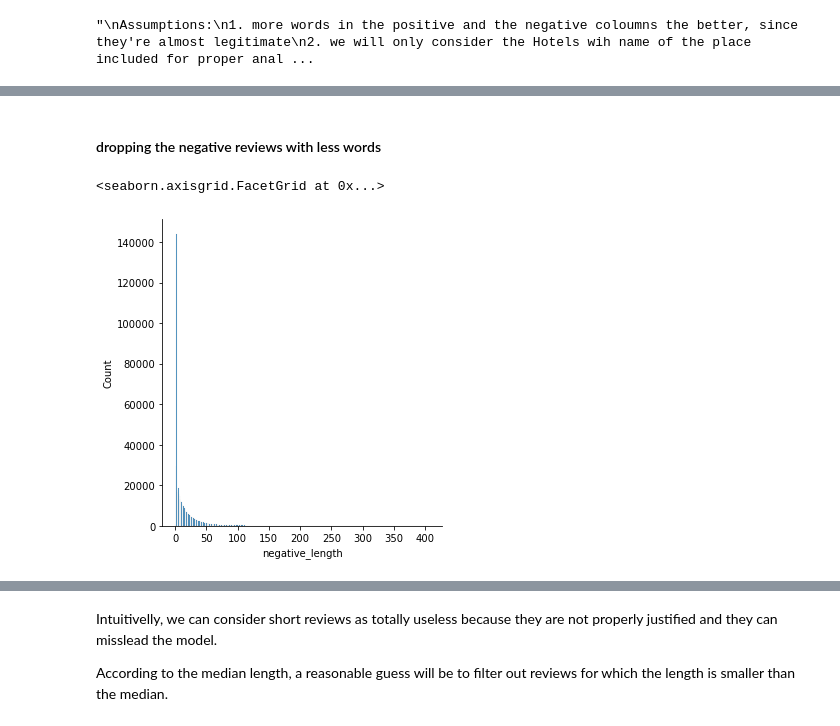
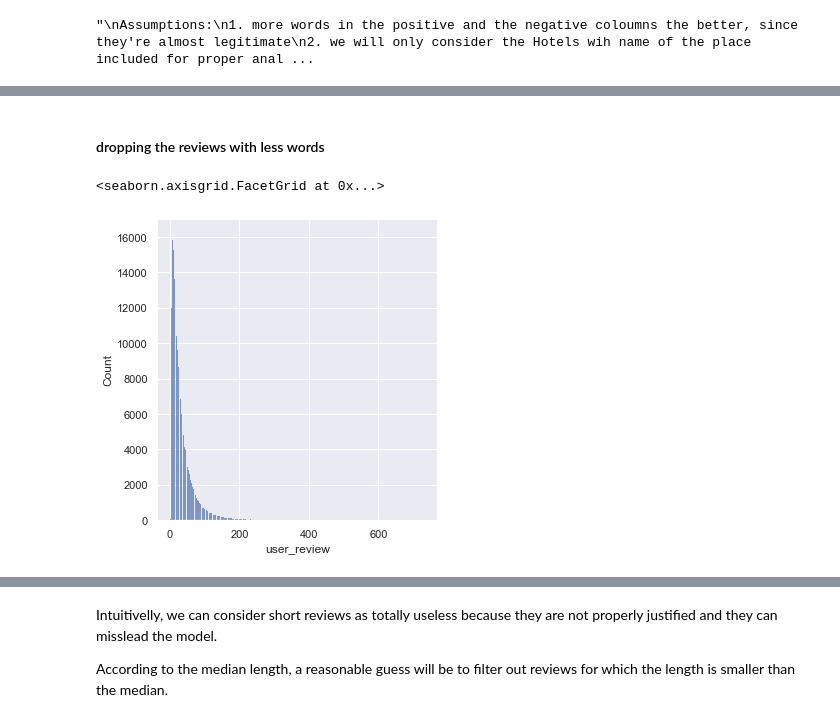
Before and after one commit to vipulswamy/Luxury-Hotel-Reviews, a Jupyter notebook: notebooks/raw_data_cleaning.ipynb, the cells around one changed output, grey strips where cells are left out. Cells and saved outputs as stored; diff of their text form; code cells hidden in the pictures.

```diff
--- a/notebooks/raw_data_cleaning.ipynb
+++ b/notebooks/raw_data_cleaning.ipynb
@@ -67,6 +69,6 @@ final_df = pd.concat([cat_df, review_df],axis=1)
 # %%
 #column rearranging
-final_df = final_df[['hotel_name', 'negative_review', 'positive_review', 'tags','average_score']]
+final_df = final_df[['hotel_name','user_review','reviewer_nationality','tags','average_score','reviewer_score']]
 # %%
 #missing, nans and blank spaces elimination
 def missing_and_nulls(final_df):
@@ -125,0 +148,5 @@ Assumptions:
+# %%
+sns.set(rc={'figure.figsize':(20,20)})
+# create the pie chart
+ax = reviewer_nationality_count.plot(kind='pie')
+ax.set_title("Distribution of visitor Nationality to top hotels")
@@ -126,11 +171,9 @@ Assumptions:
 # %% [markdown]
-#### dropping the negative reviews with less words
+#### dropping the  reviews with less words
 # %%
-final_df['negative_length'] = list(map(lambda x: len(str(x).split()), final_df['negative_review']))
+final_df['user_review'] = list(map(lambda x: len(str(x).split()), final_df['user_review']))
-# %%
-final_df['positive_length'] = list(map(lambda x: len(str(x).split()), final_df['positive_review']))
 # %%
-sns.displot(final_df['negative_length'])
+sns.displot(final_df['user_review'])
 # %% [output]
 <seaborn.axisgrid.FacetGrid at 0x...>
-[figure, old version]
+[figure, new version]
```
Also changed, not shown: parts of 21 cells of this notebook.
